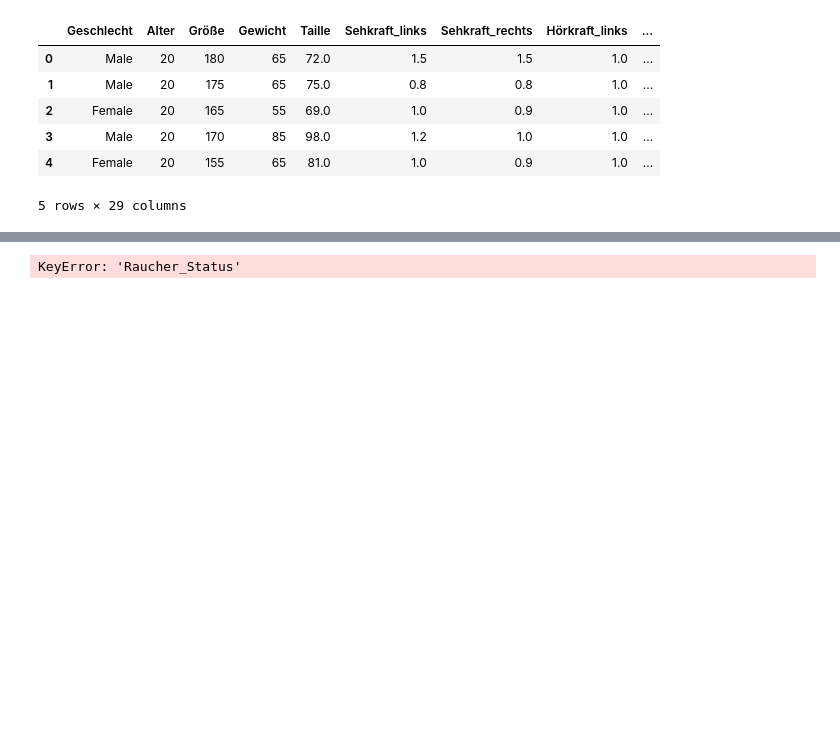
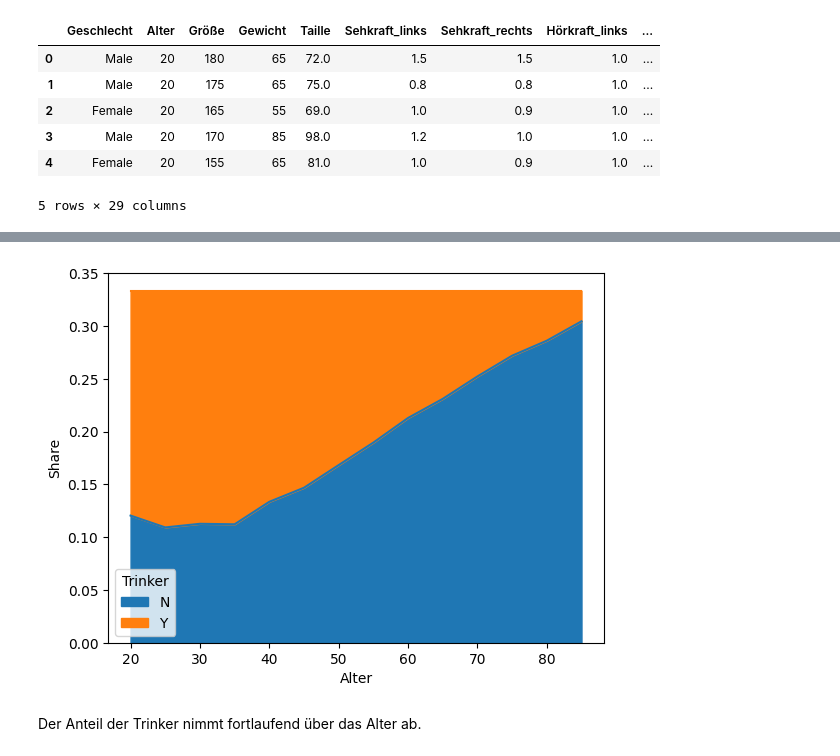
Before and after one commit to SebastianGrab/DataAnalyticsWS23-24, a Jupyter notebook: Projektarbeit/Aufgaben/Projektarbeit_A3.ipynb, the cells around one changed output, grey strips where cells are left out. Drawn from its saved outputs; the diff is of its cells as text; code cells hidden in the pictures; blank space fills up the shorter version.

```diff
--- a/Projektarbeit/Aufgaben/Projektarbeit_A3.ipynb
+++ b/Projektarbeit/Aufgaben/Projektarbeit_A3.ipynb
@@ -96,11 +99,14 @@ output
 # %%
-grouped_data = output.groupby(['Alter', 'Raucher_Status'])['Number'].mean().unstack()
+# Analyse aus den vorherigen Schritten: Anteil Trinker je Altersgruppe
+
+grouped_data = output.groupby(['Alter', 'Trinker'])['Share'].mean().unstack()
 
 # Erstellen Sie das Flächendiagramm
 grouped_data.plot(kind='area', stacked=True)
 plt.xlabel('Alter')
-plt.ylabel('Average BMI')
-plt.title('Flächendiagramm des durchschnittlichen BMI nach Alter und Geschlecht')
+plt.ylabel('Share')
 plt.show()
 # %% [output]
-KeyError: 'Raucher_Status'
+[figure, added]
+# %% [markdown]
+Der Anteil der Trinker nimmt fortlaufend über das Alter ab.
```
Also changed, not shown: parts of 1 cell of this notebook.
